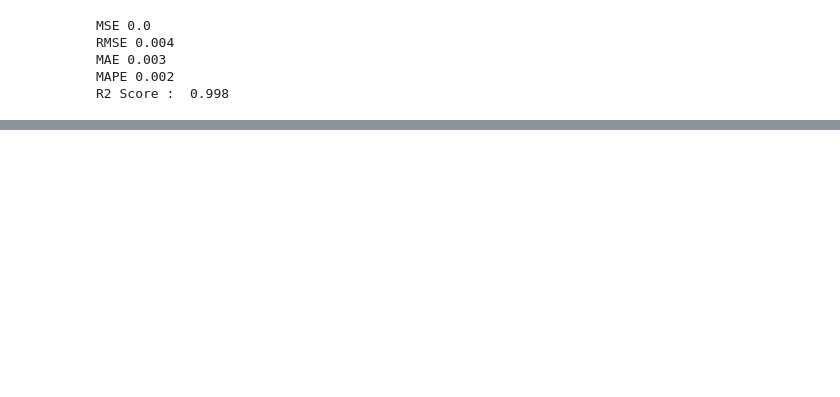
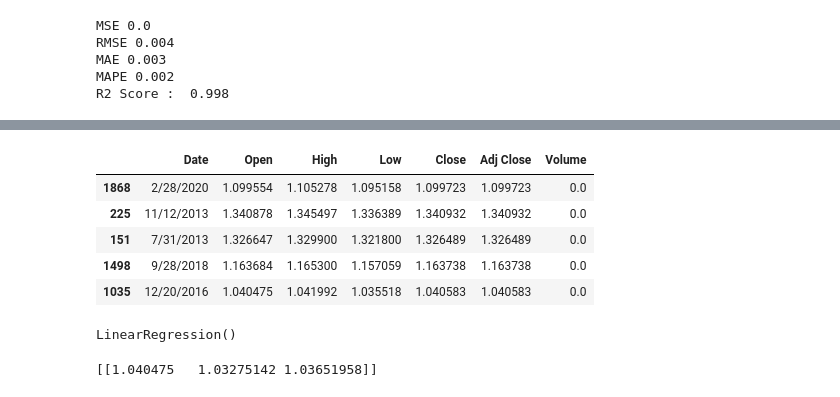
Before and after one commit to iMan0405/Portfolio_DT_vs_AI, a Jupyter notebook: stock_market_price_prediction.ipynb, the cells around one changed output, grey strips where cells are left out. Drawn from its saved outputs; the diff is of its cells as text; code cells hidden in the pictures; blank space fills up the shorter version.

```diff
--- a/stock_market_price_prediction.ipynb
+++ b/stock_market_price_prediction.ipynb
@@ -240,0 +295,9 @@ R2 Score :  0.998
+# %%
+test.head()
+# %% [output]
+|  | Date | Open | High | Low | Close | Adj Close | Volume |
+| 1868 | 2/28/2020 | 1.099554 | 1.105278 | 1.095158 | 1.099723 | 1.099723 | 0.0 |
+| 225 | 11/12/2013 | 1.340878 | 1.345497 | 1.336389 | 1.340932 | 1.340932 | 0.0 |
+| 151 | 7/31/2013 | 1.326647 | 1.329900 | 1.321800 | 1.326489 | 1.326489 | 0.0 |
+| 1498 | 9/28/2018 | 1.163684 | 1.165300 | 1.157059 | 1.163738 | 1.163738 | 0.0 |
+| 1035 | 12/20/2016 | 1.040475 | 1.041992 | 1.035518 | 1.040583 | 1.040583 | 0.0 |
@@ -240,0 +310,5 @@ R2 Score :  0.998
+# %%
+model_lnr = LinearRegression()
+model_lnr.fit(x_train.reshape(-1, 1), y_train)
+# %% [output]
+LinearRegression()
@@ -240,0 +317,5 @@ R2 Score :  0.998
+# %%
+result = model_lnr.predict([[1.040475]])
+print(result)
+# %% [output]
+[[1.040475   1.03275142 1.03651958]]
```
Also changed, not shown: parts of 19 cells of this notebook.
